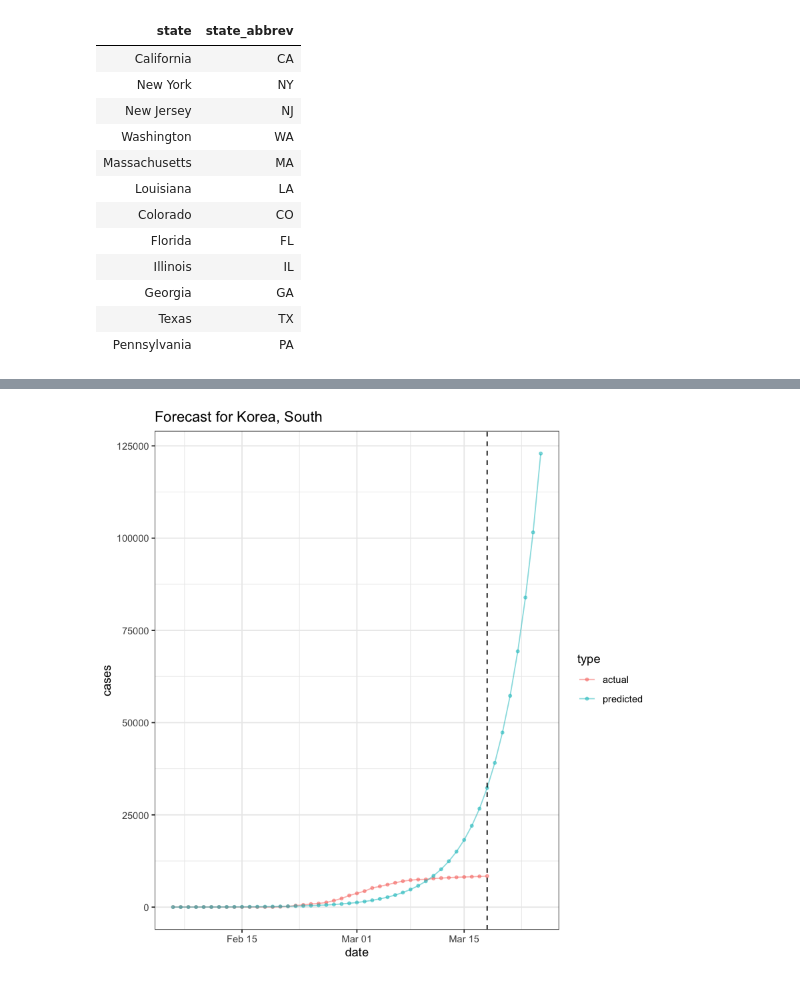
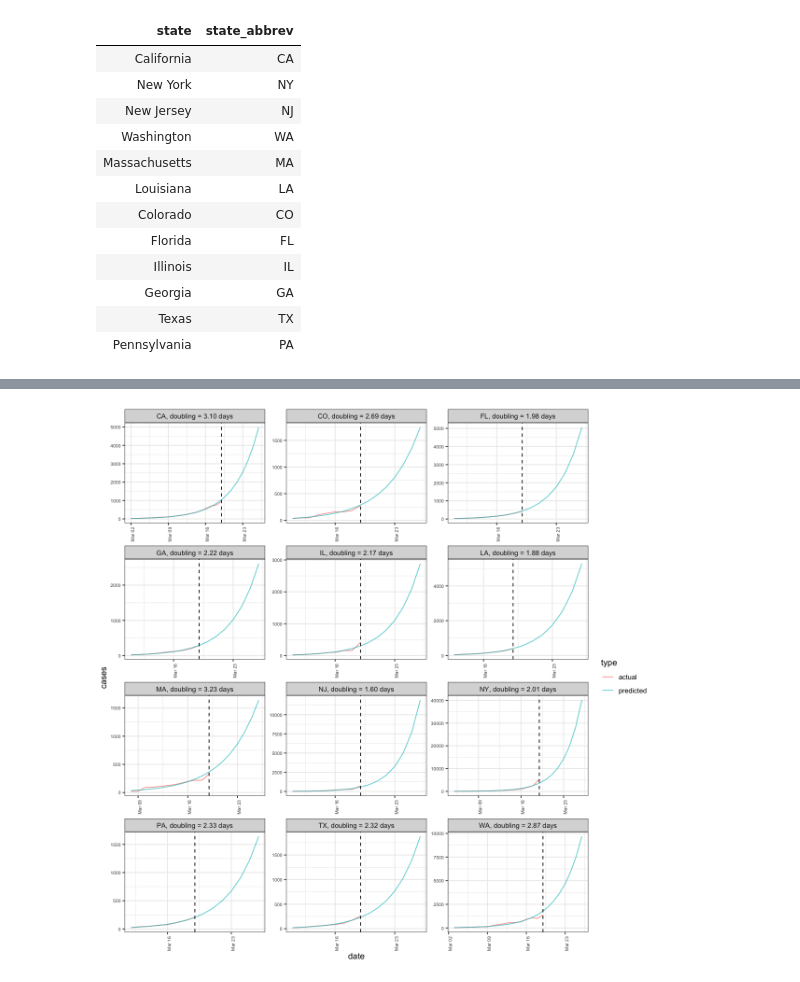
Before and after one commit to mhochster/covid, a Jupyter notebook: covid19.ipynb, the cells around one changed output, grey strips where cells are left out. Saved outputs shown, nothing was run; the diff lists cells and outputs as text; code cells hidden in the pictures.

Commit message:
refactored forecasting/plotting, plot all regions

```diff
--- a/covid19.ipynb
+++ b/covid19.ipynb
@@ -312,6 +195,24 @@ forecast_region(df=country_level,
-# %%
-forecast_region(df=country_level,
-                region='Korea, South',
-                region_type='country')
-# %% [output]
-[figure, removed]
+# %%
+forecast_regions = function(df,
+                            regions,
+                            region_type,
+                            horizon=FORECAST_HORIZON,
+                            minimum_cases=PER_DAY_CONFIRMED_CASES_MINIMUM) {
+    ans = NULL
+    for(region in regions) {
+        current = forecast_region(df,
+                                  region,
+                                  region_type,
+                                  horizon,
+                                  minimum_cases)
+        ans = rbind(ans, current)
+    }
+    return(ans)
+}
+
+state_forecasts = forecast_regions(state_level,
+                                   regions=STATE_ABBREVS,
+                                   region_type='state')
+country_forecasts = forecast_regions(country_level,
+                                     regions=COUNTRIES,
+                                     region_type='country')
@@ -317,0 +221,11 @@ forecast_region(df=country_level,
+# %%
+ggplot(state_forecasts,
+       aes(x=date, y=cases, color=type)) +
+geom_line(alpha=.7) +
+geom_vline(data=state_forecasts, color='black', aes(xintercept=today), lty=2) +
+#geom_point(size=1, alpha=.5) +
+facet_wrap(~region_label, scale='free', ncol=3) +
+theme(axis.text=element_text(size=6),
+      axis.text.x = element_text(angle = 90, hjust = 1))
+# %% [output]
+[figure, added]
```
Also changed, not shown: parts of 24 cells of this notebook.
